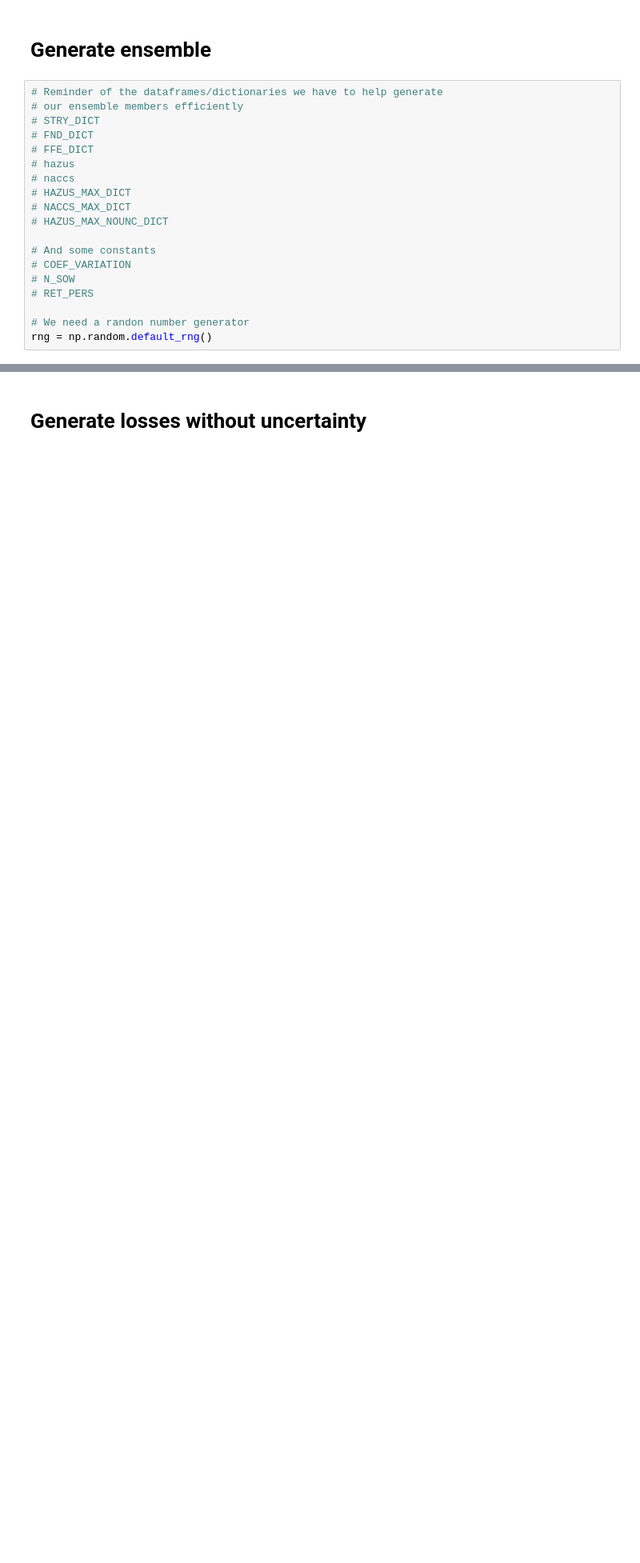
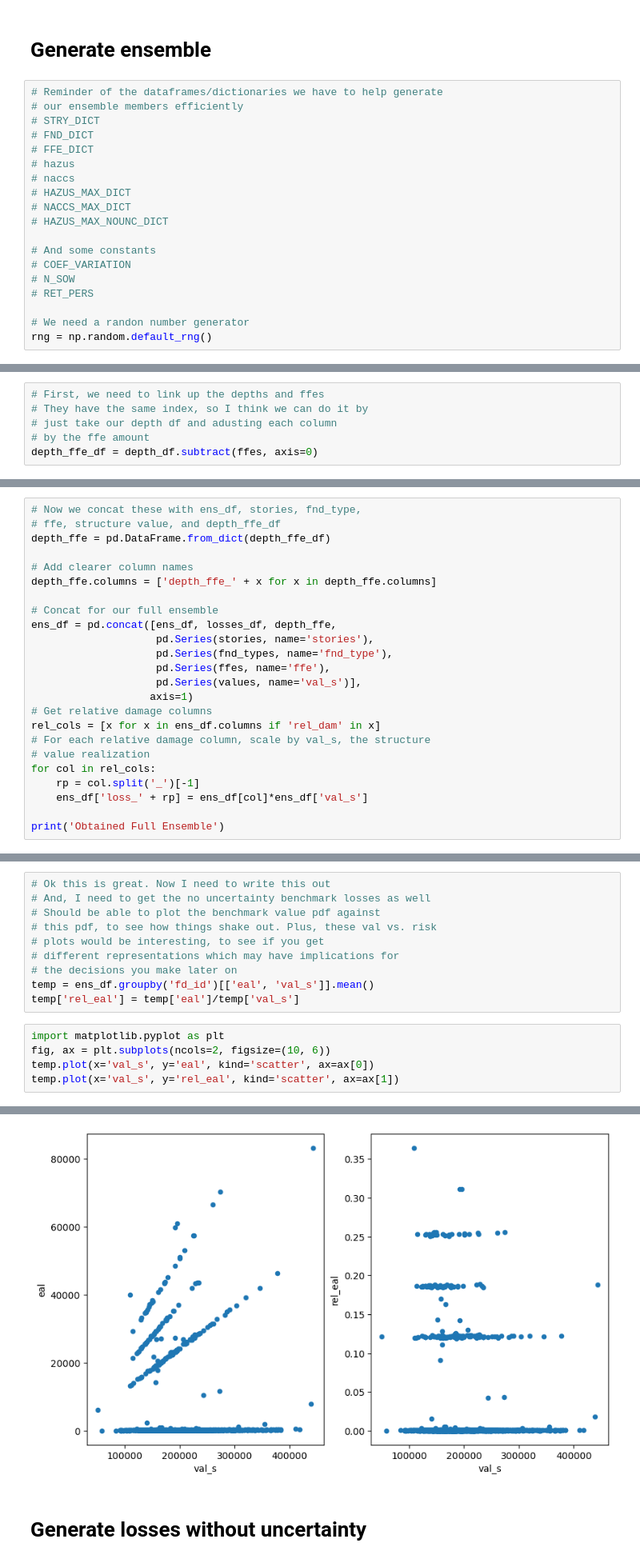
Before and after one commit to abpoll/gc_elev, a Jupyter notebook: workflow/notebooks/benchmark_ensemble.ipynb, the cells around one changed output, grey strips where cells are left out. Shown: that part at 80% size. Cells and saved outputs as stored; diff of their text form; blank space fills up the shorter version.

Commit message:
generated risk ensemble

```diff
--- a/workflow/notebooks/benchmark_ensemble.ipynb
+++ b/workflow/notebooks/benchmark_ensemble.ipynb
@@ -301,0 +490,6 @@ array([0.46943493, 0.42553854, 0.31828201, ..., 1.75887132, 4.92594985,
+# %%
+# First, we need to link up the depths and ffes
+# They have the same index, so I think we can do it by
+# just take our depth df and adusting each column
+# by the ffe amount
+depth_ffe_df = depth_df.subtract(ffes, axis=0)
@@ -301,0 +549,24 @@ array([0.46943493, 0.42553854, 0.31828201, ..., 1.75887132, 4.92594985,
+# %%
+# Now we concat these with ens_df, stories, fnd_type,
+# ffe, structure value, and depth_ffe_df
+depth_ffe = pd.DataFrame.from_dict(depth_ffe_df)
+
+# Add clearer column names
+depth_ffe.columns = ['depth_ffe_' + x for x in depth_ffe.columns]
+
+# Concat for our full ensemble
+ens_df = pd.concat([ens_df, losses_df, depth_ffe,
+                    pd.Series(stories, name='stories'),
+                    pd.Series(fnd_types, name='fnd_type'),
+                    pd.Series(ffes, name='ffe'),
+                    pd.Series(values, name='val_s')],
+                   axis=1)
+# Get relative damage columns
+rel_cols = [x for x in ens_df.columns if 'rel_dam' in x]
+# For each relative damage column, scale by val_s, the structure
+# value realization
+for col in rel_cols:
+    rp = col.split('_')[-1]
+    ens_df['loss_' + rp] = ens_df[col]*ens_df['val_s']
+
+print('Obtained Full Ensemble')
@@ -301,0 +607,16 @@ array([0.46943493, 0.42553854, 0.31828201, ..., 1.75887132, 4.92594985,
+# %%
+# Ok this is great. Now I need to write this out
+# And, I need to get the no uncertainty benchmark losses as well
+# Should be able to plot the benchmark value pdf against
+# this pdf, to see how things shake out. Plus, these val vs. risk
+# plots would be interesting, to see if you get
+# different representations which may have implications for
+# the decisions you make later on
+temp = ens_df.groupby('fd_id')[['eal', 'val_s']].mean()
+temp['rel_eal'] = temp['eal']/temp['val_s']
+# %%
+import matplotlib.pyplot as plt
+fig, ax = plt.subplots(ncols=2, figsize=(10, 6))
+temp.plot(x='val_s', y='eal', kind='scatter', ax=ax[0])
+temp.plot(x='val_s', y='rel_eal', kind='scatter', ax=ax[1])
+# %% [output]
@@ -302,2 +624,3 @@ array([0.46943493, 0.42553854, 0.31828201, ..., 1.75887132, 4.92594985,
+[figure, added]
 # %% [markdown]
 # Generate losses without uncertainty
```
Also changed, not shown: parts of 20 cells of this notebook, 2 other files.
